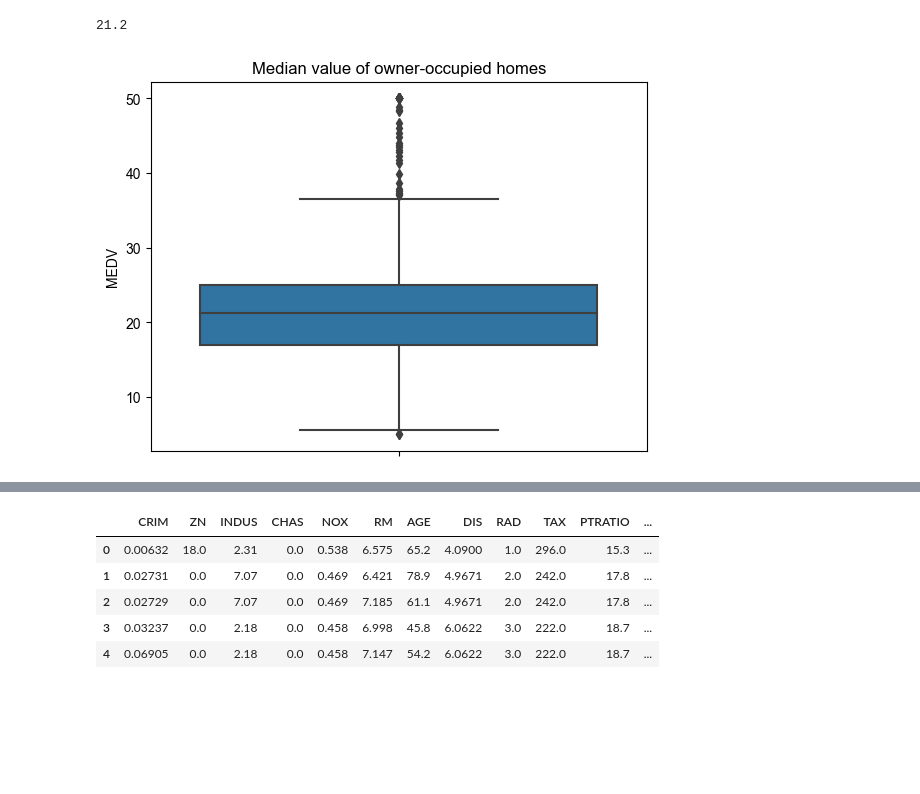
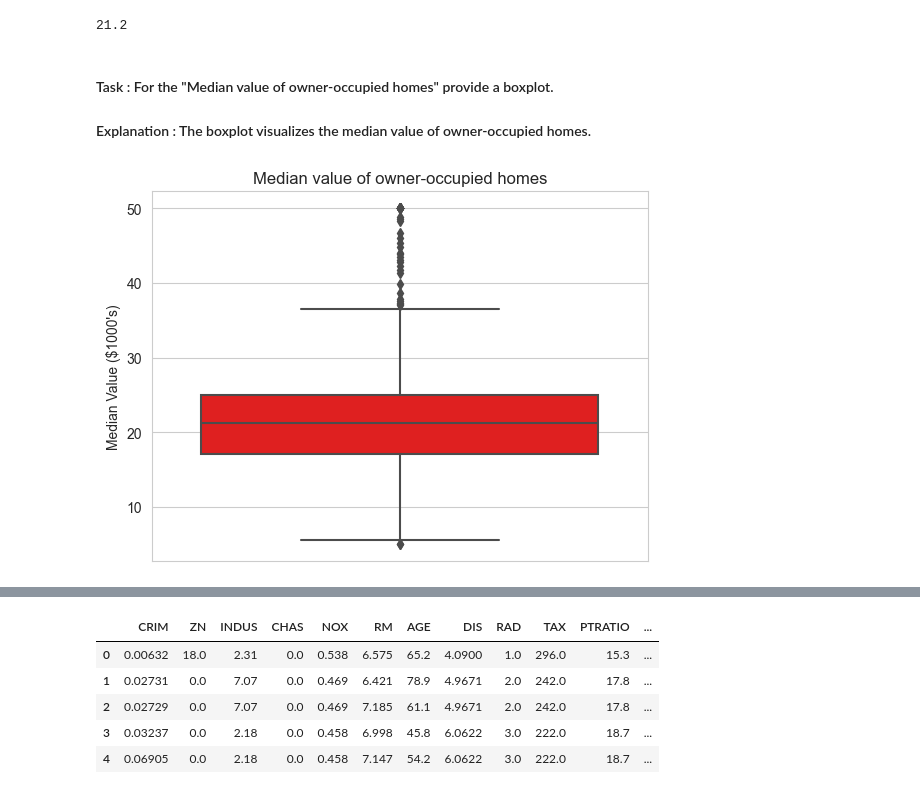
Before and after one commit to mathewpeedikayil/statistics-for-data-science-with-python, a Jupyter notebook: Optional_Peer_Graded_Assignment.jupyterlite.ipynb, the cells around one changed output, grey strips where cells are left out. Saved outputs shown, nothing was run; the diff lists cells and outputs as text; code cells hidden in the pictures; blank space fills up the shorter version.

```diff
--- a/Optional_Peer_Graded_Assignment.jupyterlite.ipynb
+++ b/Optional_Peer_Graded_Assignment.jupyterlite.ipynb
@@ -115,12 +114,14 @@ boston_df.describe()
 boston_df['MEDV'].median()
 # %% [output]
 21.2
+# %% [markdown]
+#### Task : For the "Median value of owner-occupied homes" provide a boxplot.
+#### Explanation : The boxplot visualizes the median value of owner-occupied homes.
 # %%
-# "Median value of owner-occupied homes" boxplot
-
-ax = sns.boxplot(y="MEDV", data=boston_df)
+ax = sns.boxplot(y="MEDV", data=boston_df, color='red')
 sns.set_style("whitegrid")
 plt.title("Median value of owner-occupied homes")
+plt.ylabel("Median Value ($1000's)")
 plt.show()
 # %% [output]
-[figure, old version]
+[figure, new version]
```
Also changed, not shown: parts of 32 cells of this notebook.
